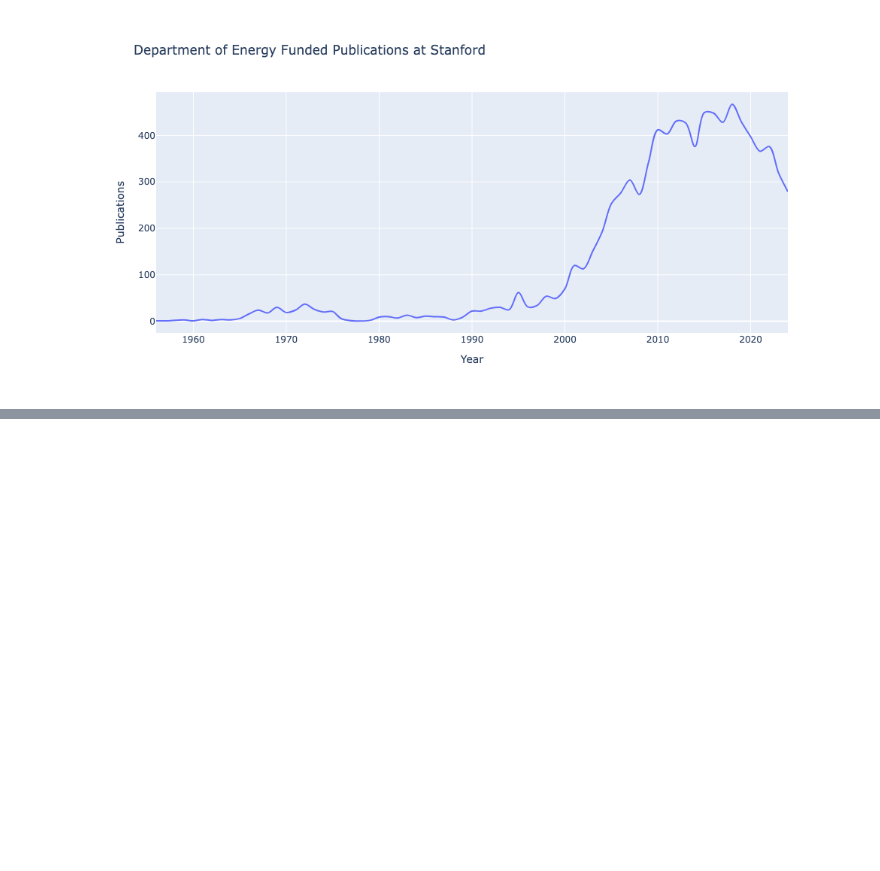
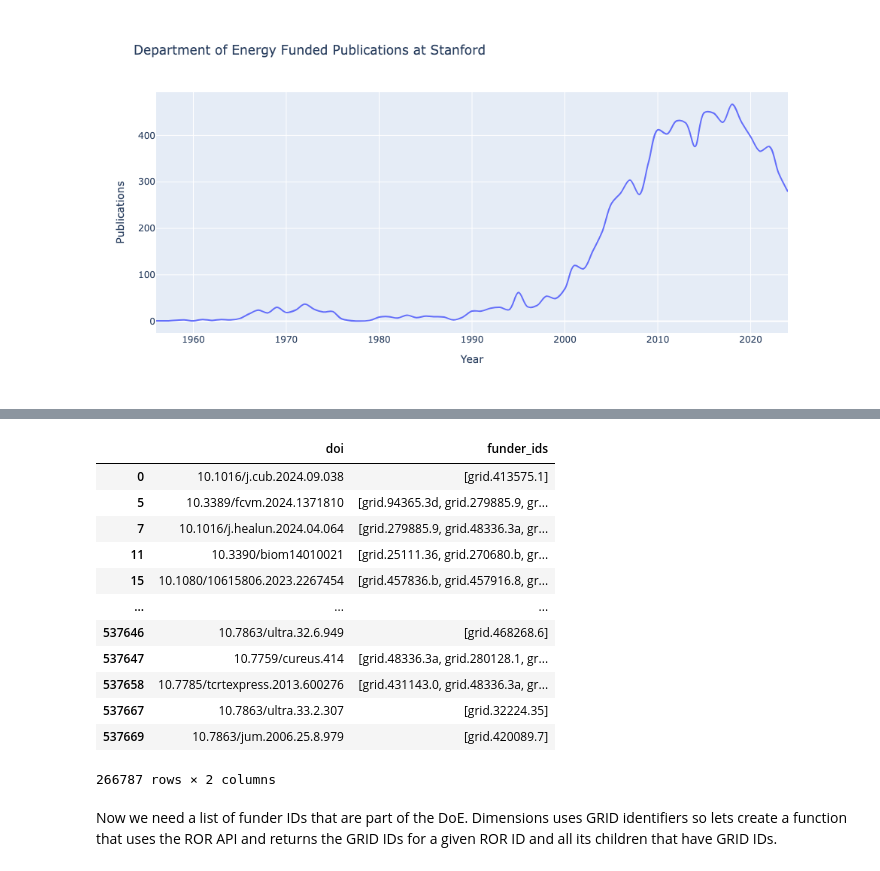
Before and after one commit to edsu/notebooks, a Jupyter notebook: Stanford-DOE.ipynb, the cells around one changed output, grey strips where cells are left out. Cells and saved outputs as stored; diff of their text form; code cells hidden in the pictures; blank space fills up the shorter version.

```diff
--- a/Stanford-DOE.ipynb
+++ b/Stanford-DOE.ipynb
@@ -162,0 +164,19 @@ df
+# %%
+df['funder_ids'] = df.funders.apply(lambda funders: [f.get('id') for f in eval(funders)])
+df[['doi', 'funder_ids']]
+# %% [output]
+|  | doi | funder_ids |
+| 0 | 10.1016/j.cub.2024.09.038 | [grid.413575.1] |
+| 5 | 10.3389/fcvm.2024.1371810 | [grid.94365.3d, grid.279885.9, gr... |
+| 7 | 10.1016/j.healun.2024.04.064 | [grid.279885.9, grid.48336.3a, gr... |
+| 11 | 10.3390/biom14010021 | [grid.25111.36, grid.270680.b, gr... |
+| 15 | 10.1080/10615806.2023.2267454 | [grid.457836.b, grid.457916.8, gr... |
+| ... | ... | ... |
+| 537646 | 10.7863/ultra.32.6.949 | [grid.468268.6] |
+| 537647 | 10.7759/cureus.414 | [grid.48336.3a, grid.280128.1, gr... |
+| 537658 | 10.7785/tcrtexpress.2013.600276 | [grid.431143.0, grid.48336.3a, gr... |
+| 537667 | 10.7863/ultra.33.2.307 | [grid.32224.35] |
+| 537669 | 10.7863/jum.2006.25.8.979 | [grid.420089.7] |
+266787 rows × 2 columns
+# %% [markdown]
+Now we need a list of funder IDs that are part of the DoE. Dimensions uses GRID identifiers so lets create a function that uses the ROR API and returns the GRID IDs for a given ROR ID and all its children that have GRID IDs.
```
Also changed, not shown: parts of 8 cells of this notebook, 1 other file.
